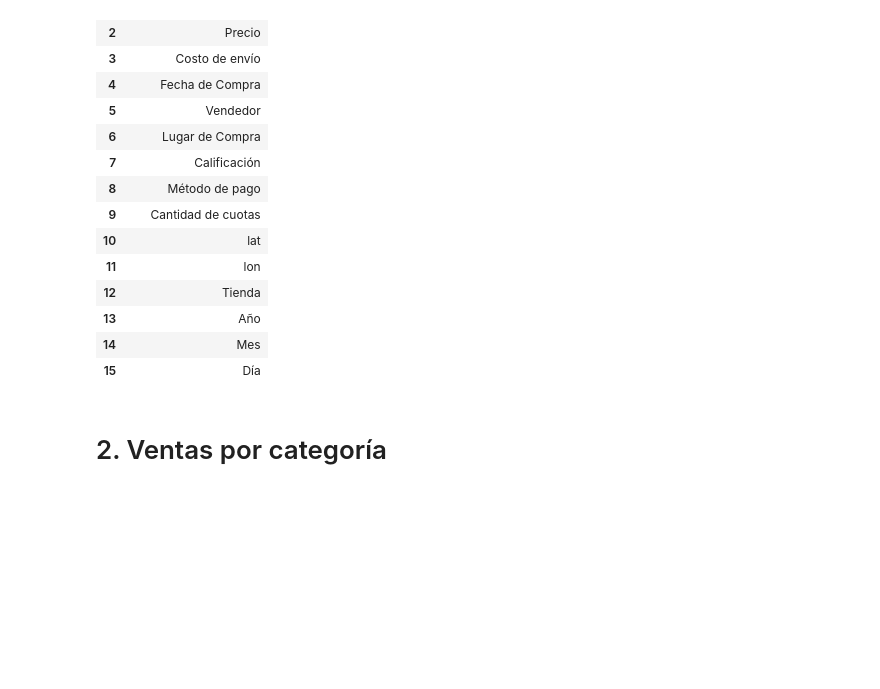
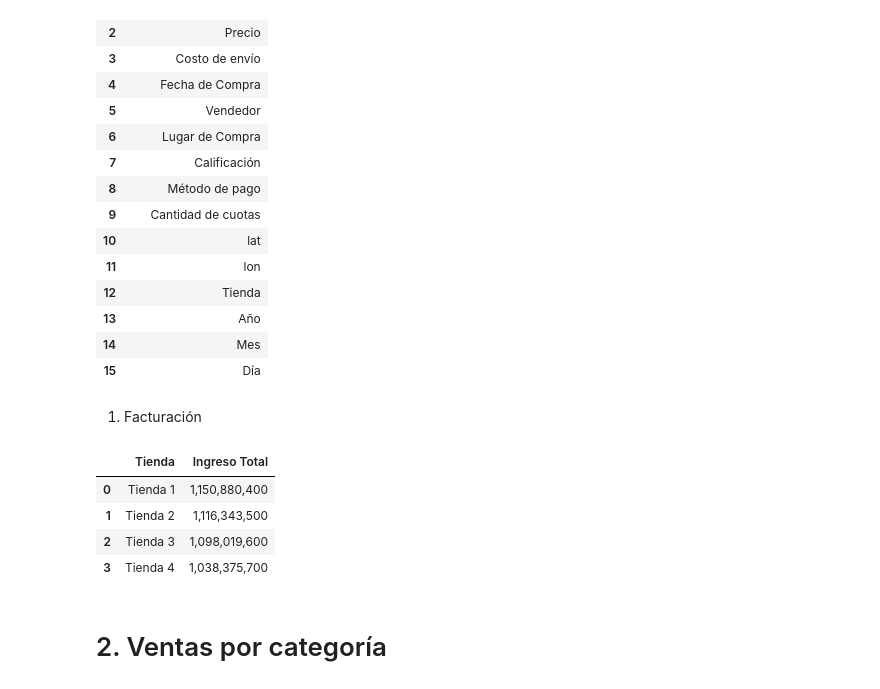
Before and after one commit to CarlosS4/Ciencia_de_Datos_AluraLatam_G9, a Jupyter notebook: AluraStoreLatam.ipynb, the cells around one changed output. Drawn from its saved outputs; the diff is of its cells as text; code cells hidden in the pictures; blank space fills up the shorter version.

```diff
--- a/AluraStoreLatam.ipynb
+++ b/AluraStoreLatam.ipynb
@@ -273,5 +273,54 @@ pd.DataFrame(maestro_df.columns)
 | 13 | Año |
 | 14 | Mes |
 | 15 | Día |
+# %% [markdown]
+1. Facturación
+# %%
+import pandas as pd
+
+url = "https://raw.githubusercontent.com/alura-es-cursos/challenge1-data-science-latam/refs/heads/main/base-de-datos-challenge1-latam/tienda_1%20.csv"
+url2 = "https://raw.githubusercontent.com/alura-es-cursos/challenge1-data-science-latam/refs/heads/main/base-de-datos-challenge1-latam/tienda_2.csv"
+url3 = "https://raw.githubusercontent.com/alura-es-cursos/challenge1-data-science-latam/refs/heads/main/base-de-datos-challenge1-latam/tienda_3.csv"
+url4 = "https://raw.githubusercontent.com/alura-es-cursos/challenge1-data-science-latam/refs/heads/main/base-de-datos-challenge1-latam/tienda_4.csv"
+
+tienda1 = pd.read_csv(url)
+tienda2 = pd.read_csv(url2)
+tienda3 = pd.read_csv(url3)
+tienda4 = pd.read_csv(url4)
+
+tienda1['Tienda'] = 'Tienda 1'
+tienda2['Tienda'] = 'Tienda 2'
+tienda3['Tienda'] = 'Tienda 3'
+tienda4['Tienda'] = 'Tienda 4'
+
+maestro_df = pd.concat([
+    tienda1.assign(Tienda='Tienda 1'),
+    tienda2.assign(Tienda='Tienda 2'),
+    tienda3.assign(Tienda='Tienda 3'),
+    tienda4.assign(Tienda='Tienda 4')
+], ignore_index=True)
+
+maestro_df["Fecha de Compra"] = pd.to_datetime(
+    maestro_df["Fecha de Compra"],
+    errors="coerce",
+    dayfirst=True
+)
+
+maestro_df["Año"] = maestro_df["Fecha de Compra"].dt.year
+maestro_df["Mes"] = maestro_df["Fecha de Compra"].dt.month
+maestro_df["Día"] = maestro_df["Fecha de Compra"].dt.day
+
+ingreso_total_por_tienda = maestro_df.groupby('Tienda')['Precio'].sum().reset_index()
+ingreso_total_por_tienda.rename(columns={'Precio': 'Ingreso Total'}, inplace=True)
+
+# Display the DataFrame without scientific notation
+pd.options.display.float_format = '{:,.0f}'.format
+display(ingreso_total_por_tienda)
+# %% [output]
+|  | Tienda | Ingreso Total |
+| 0 | Tienda 1 | 1,150,880,400 |
+| 1 | Tienda 2 | 1,116,343,500 |
+| 2 | Tienda 3 | 1,098,019,600 |
+| 3 | Tienda 4 | 1,038,375,700 |
 # %% [markdown]
 # 2. Ventas por categoría
```
Also changed, not shown: parts of 1 cell of this notebook.
